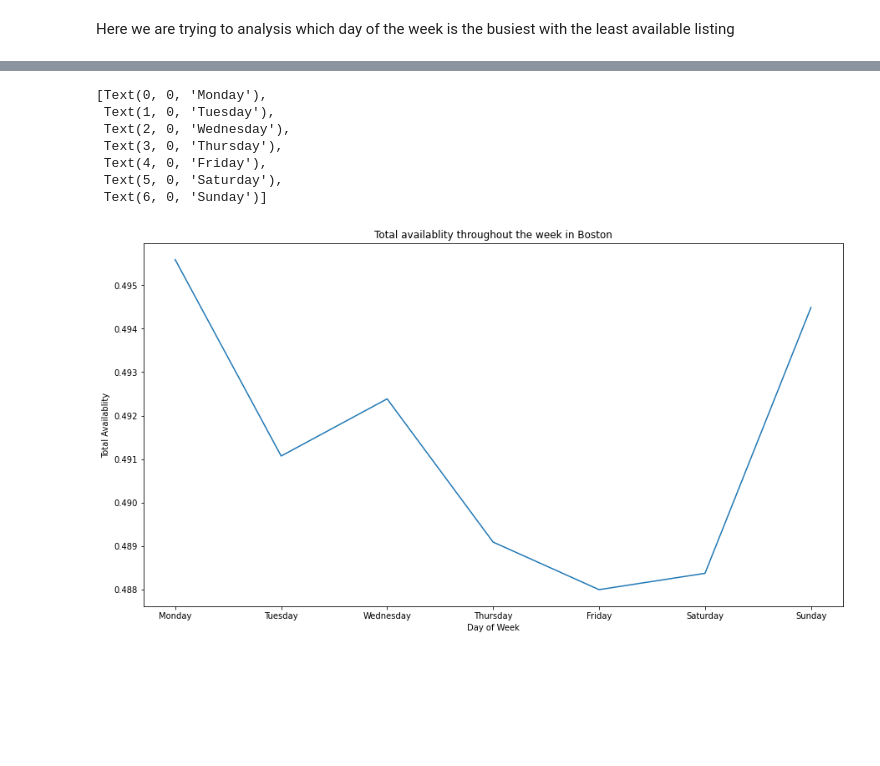
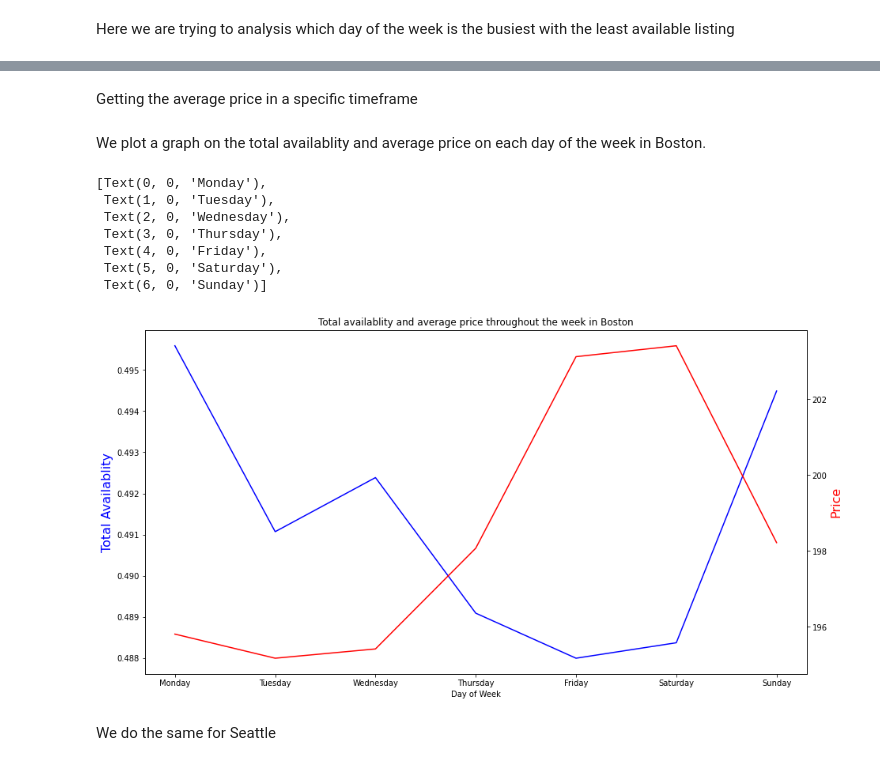
Before and after one commit to ivanmang/Airbnb-data-analysis, a Jupyter notebook: price_pattern.ipynb, the cells around one changed output, grey strips where cells are left out. Saved outputs shown, nothing was run; the diff lists cells and outputs as text; code cells hidden in the pictures; blank space fills up the shorter version.

Commit message:
Added price trend

```diff
--- a/price_pattern.ipynb
+++ b/price_pattern.ipynb
@@ -42,7 +42,7 @@ def reformat_data(df):
     # Set the index to date and extract year, month, day, dayofweek
     df = df.set_index("date")
     df["year"] = df.index.year
-    df["month"] = df.index.month
+    df["month"] = df.index.month.map("{:02}".format)
     df["day"] = df.index.day
     df["dow"] = df.index.dayofweek
     # Convert "t" available into 1, "f" into 0
@@ -109,19 +74,50 @@ availabltiy_sea = weekly_trend_sea_sum.available / weekly_trend_sea_count.listin
+# %%
+def get_availability(df , timeframe):
+    #Showing the number of available listings
+    total_listing = df.groupby([timeframe]).count()["listing_id"]
+    #Showing the number of available listings on each day of week
+    available_listing = df.groupby([timeframe]).sum()['available']
+    #Calcualte the availability
+    return available_listing/total_listing
+
+availability_bos_dow = get_availability(df_cal_bos, 'dow')
+availability_sea_dow = get_availability(df_cal_sea, 'dow')
+# %% [markdown]
+Getting the average price in a specific timeframe
+# %%
+def get_price(df , timeframe):
+    # Drop rows where price in NaN
+    df.dropna(subset=['price'])
+    #Get the average price
+    mean_price = df.groupby([timeframe]).mean()['price']
+    return mean_price
+
+price_bos_dow = get_price(df_cal_bos, 'dow')
+price_sea_dow = get_price(df_cal_sea, 'dow')
+# %% [markdown]
+We plot a graph on the total availablity and average price on each day of the week in Boston.
 # %%
 plt.figure(figsize=(15,8))
 
-ax = sns.lineplot(data = availabltiy_bos)
-ax.set(xlabel="Day of Week",ylabel="Total Availablity", title="Total availablity throughout the week in Boston")
+ax = sns.lineplot(data = availability_bos_dow, color="b")
+ax2 = ax.twinx()
+sns.lineplot(data=price_bos_dow, color="r", ax=ax2)
+ax.set_ylabel('Total Availablity',fontsize=16,  color="b")
+ax2.set_ylabel('Price', fontsize=16, color="r")
+ax.set(xlabel="Day of Week", title="Total availablity and average price throughout the week in Boston")
 ax.set_xticks([0,1,2,3,4,5,6])
 ax.set_xticklabels(["Monday","Tuesday","Wednesday","Thursday","Friday","Saturday","Sunday"])
 # %% [output]
 [Text(0, 0, 'Monday'),
  Text(1, 0, 'Tuesday'),
  Text(2, 0, 'Wednesday'),
  Text(3, 0, 'Thursday'),
  Text(4, 0, 'Friday'),
  Text(5, 0, 'Saturday'),
  Text(6, 0, 'Sunday')]
-[figure, old version]
+[figure, new version]
+# %% [markdown]
+We do the same for Seattle
 # %%
 plt.figure(figsize=(15,8))
 
```
Also changed, not shown: parts of 21 cells of this notebook.
